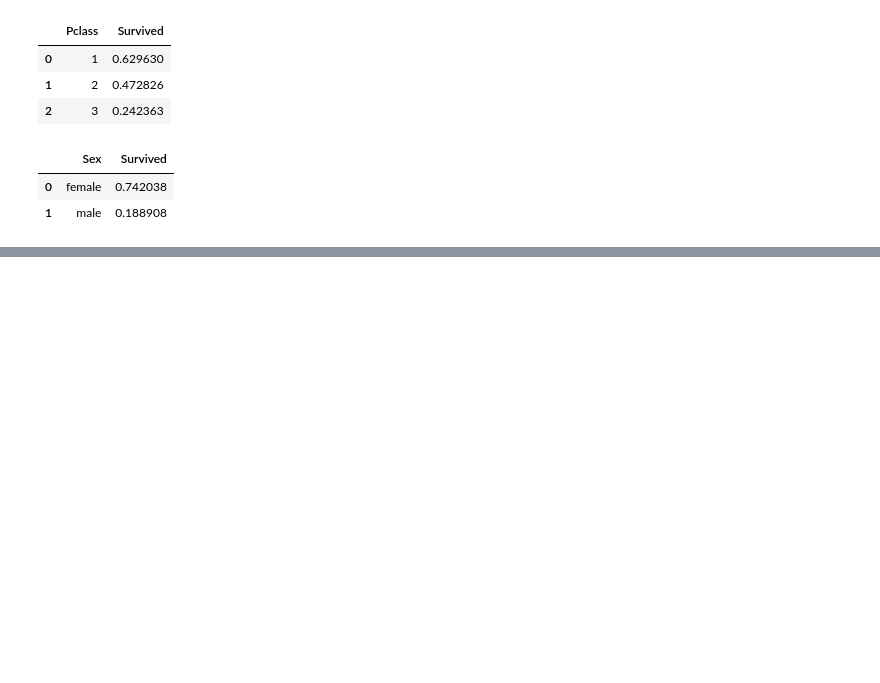
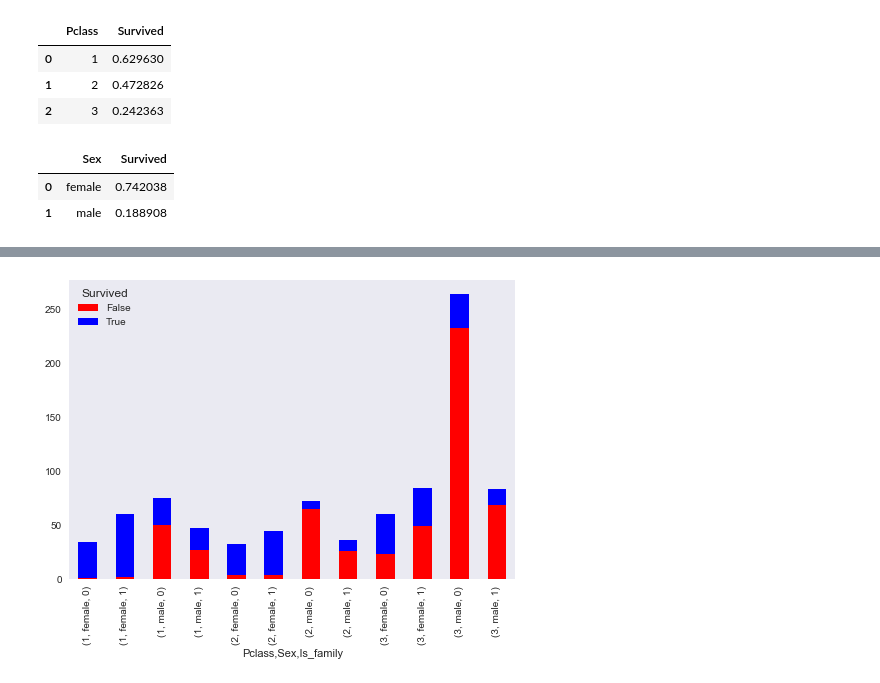
Before and after one commit to xueweiyema/titanic_analysis, a Jupyter notebook: titanic.ipynb, the cells around one changed output, grey strips where cells are left out. Cells and saved outputs as stored; diff of their text form; code cells hidden in the pictures; blank space fills up the shorter version.

```diff
--- a/titanic.ipynb
+++ b/titanic.ipynb
@@ -86,0 +154,7 @@ See the caveats in the documentation: http://pandas.pydata.org/pandas-docs/stabl
+# %%
+# 性别,船舱等级,是否有家庭
+temp3=pd.crosstab([df.Pclass,df.Sex,df.Is_family],df.Survived.astype(bool))
+temp3.plot(kind='bar',stacked=True,color=['red','blue'],grid=False)
+plt.show()
+# %% [output]
+[figure, added]
```
Also changed, not shown: parts of 14 cells of this notebook.
